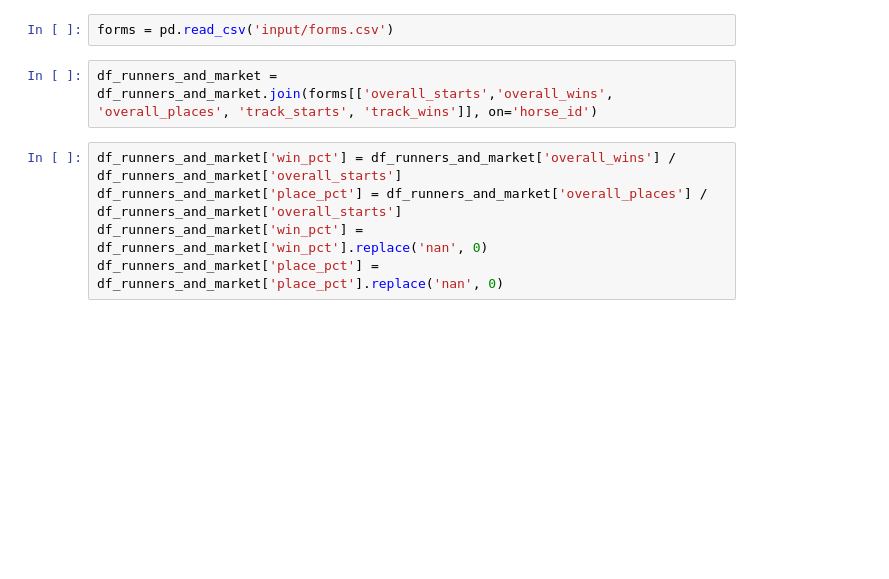
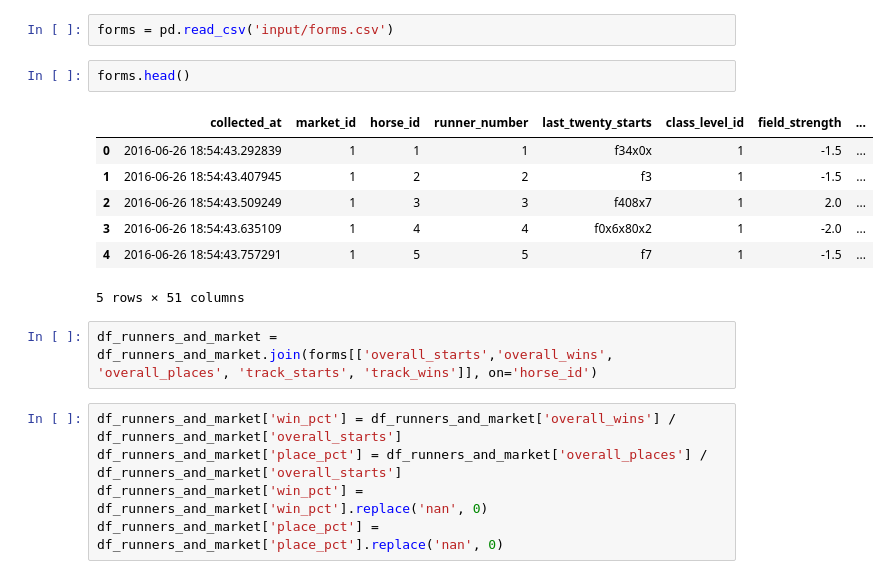
Before and after one commit to ryankresse/horses, a Jupyter notebook: make_features.ipynb, the cells around one changed output. Saved outputs shown, nothing was run; the diff lists cells and outputs as text; blank space fills up the shorter version.

```diff
--- a/make_features.ipynb
+++ b/make_features.ipynb
@@ -13,5 +42,15 @@ df_runners_and_market.index = df_runners_and_market['id_x']
 # %%
 forms = pd.read_csv('input/forms.csv')
+# %%
+forms.head()
+# %% [output]
+|  | collected_at | market_id | horse_id | runner_number | last_twenty_starts | class_level_id | field_strength | ... |
+| 0 | 2016-06-26 18:54:43.292839 | 1 | 1 | 1 | f34x0x | 1 | -1.5 | ... |
+| 1 | 2016-06-26 18:54:43.407945 | 1 | 2 | 2 | f3 | 1 | -1.5 | ... |
+| 2 | 2016-06-26 18:54:43.509249 | 1 | 3 | 3 | f408x7 | 1 | 2.0 | ... |
+| 3 | 2016-06-26 18:54:43.635109 | 1 | 4 | 4 | f0x6x80x2 | 1 | -2.0 | ... |
+| 4 | 2016-06-26 18:54:43.757291 | 1 | 5 | 5 | f7 | 1 | -1.5 | ... |
+5 rows × 51 columns
 # %%
 df_runners_and_market = df_runners_and_market.join(forms[['overall_starts','overall_wins', 'overall_places', 'track_starts', 'track_wins']], on='horse_id')
 # %%
```
Also changed, not shown: parts of 3 cells of this notebook, 4 other files.
